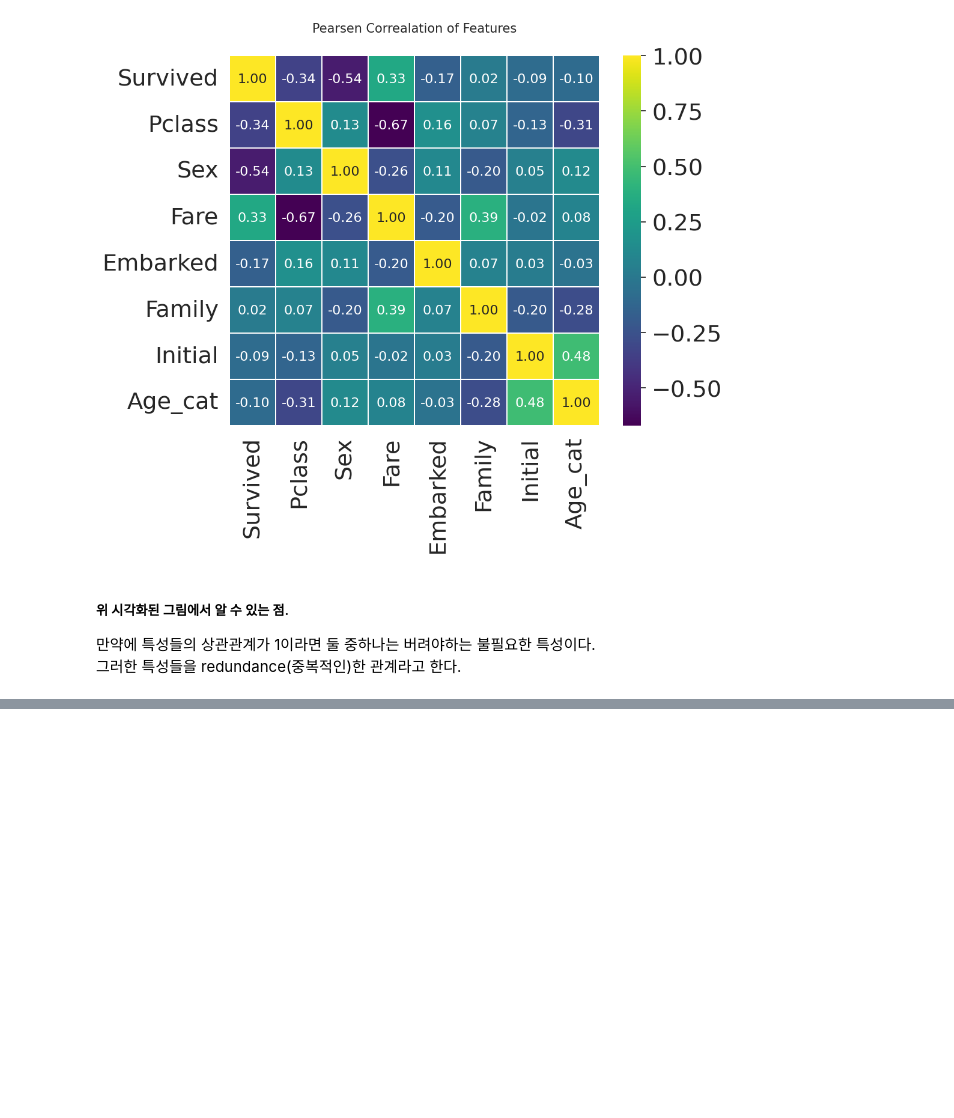
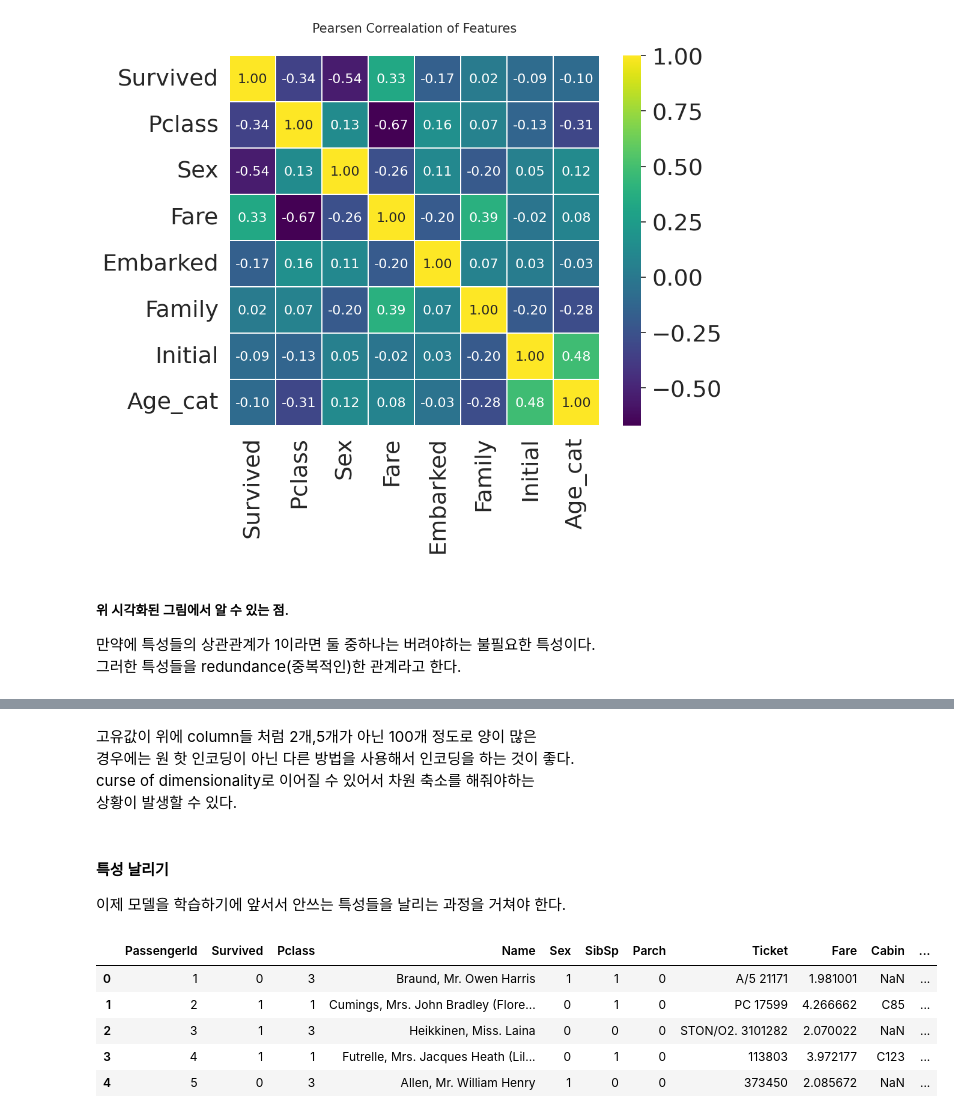
Before and after one commit to TaeJeong-Park-dev/Kaggle, a Jupyter notebook: Titanic/myfirst_data_analysis_for_titanic.ipynb, the cells around one changed output, grey strips where cells are left out. Drawn from its saved outputs; the diff is of its cells as text; code cells hidden in the pictures; blank space fills up the shorter version.

Commit message:
24.03.05 / Pandas에서 원 핫 인코딩하는 방법과 필요없는 특성들을 버리는 과정에 대해서 공부를 했다.

```diff
--- a/Titanic/myfirst_data_analysis_for_titanic.ipynb
+++ b/Titanic/myfirst_data_analysis_for_titanic.ipynb
@@ -964,0 +981,2 @@ sns.heatmap(heatmap_data.astype(float).corr(), linewidths=0.1, vmax=1.0,
+# %%
+df_train = pd.get_dummies(df_train, columns = ['Initial'], prefix='Initial')
@@ -964,0 +985,3 @@ sns.heatmap(heatmap_data.astype(float).corr(), linewidths=0.1, vmax=1.0,
+# %%
+df_train = pd.get_dummies(df_train, columns = ['Embarked'], prefix = 'Embarked')
+df_test = pd.get_dummies(df_test, columns = ['Embarked'], prefix = 'Embarked')
@@ -964,0 +992,19 @@ sns.heatmap(heatmap_data.astype(float).corr(), linewidths=0.1, vmax=1.0,
+# %% [markdown]
+고유값이 위에 column들 처럼 2개,5개가 아닌 100개 정도로 양이 많은 <br>
+경우에는 원 핫 인코딩이 아닌 다른 방법을 사용해서 인코딩을 하는 것이 좋다.<br>
+curse of dimensionality로 이어질 수 있어서 차원 축소를 해줘야하는<br>
+상황이 발생할 수 있다.
+# %% [markdown]
+#### 특성 날리기
+이제 모델을 학습하기에 앞서서 안쓰는 특성들을 날리는 과정을 거쳐야 한다.
+# %%
+df_train.head()
+# 여기서 보면 이름은 Initial로 정리를 해줬고, SibSp랑 Parch는 Family로 합쳐줬기 때문에 없어도 된다.
+# 그리고 Ticket이랑 Cabin도 안쓰니까 버려야 한다.
+# %% [output]
+|  | PassengerId | Survived | Pclass | Name | Sex | SibSp | Parch | Ticket | Fare | Cabin | ... |
+| 0 | 1 | 0 | 3 | Braund, Mr. Owen Harris | 1 | 1 | 0 | A/5 21171 | 1.981001 | NaN | ... |
+| 1 | 2 | 1 | 1 | Cumings, Mrs. John Bradley (Flore... | 0 | 1 | 0 | PC 17599 | 4.266662 | C85 | ... |
+| 2 | 3 | 1 | 3 | Heikkinen, Miss. Laina | 0 | 0 | 0 | STON/O2. 3101282 | 2.070022 | NaN | ... |
+| 3 | 4 | 1 | 1 | Futrelle, Mrs. Jacques Heath (Lil... | 0 | 1 | 0 | 113803 | 3.972177 | C123 | ... |
+| 4 | 5 | 0 | 3 | Allen, Mr. William Henry | 1 | 0 | 0 | 373450 | 2.085672 | NaN | ... |
```
Also changed, not shown: parts of 8 cells of this notebook, 1 other file.
